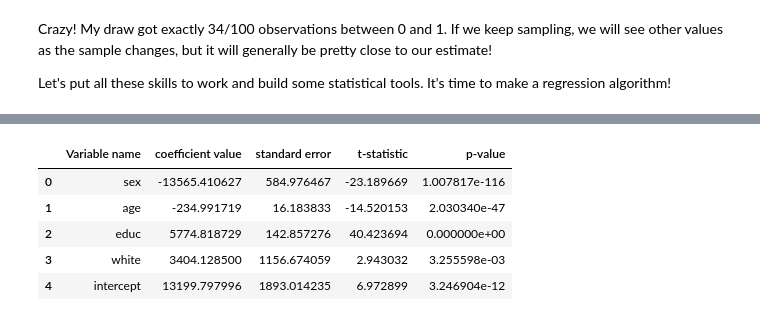
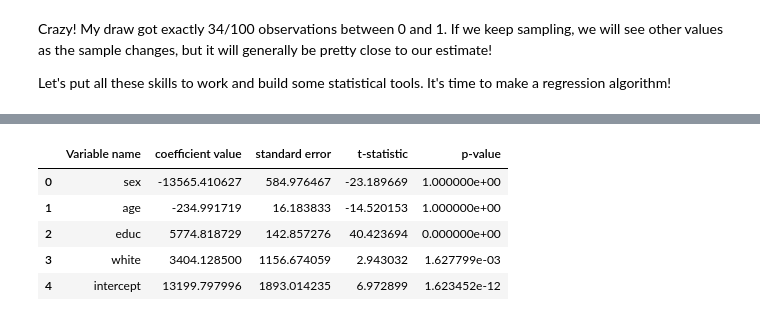
Before and after one commit to ywang034/econ8320-assignment-08, a Jupyter notebook: Lesson.ipynb, the cells around one changed output, grey strips where cells are left out. Cells and saved outputs as stored; diff of their text form; code cells hidden in the pictures.

```diff
--- a/Lesson.ipynb
+++ b/Lesson.ipynb
@@ -465,39 +465,39 @@ class RegressionModel:
         self.t_stats = t_stats
 
         from scipy.stats import t
-        pval = t.sf(np.abs(t_stats), df)
+        pval = t.sf(t_stats, df)
         self.p_values = pval
 
         var_names = list(self.x.columns)
         self.results = {
             name: {
                 'coefficient': float(b),
                 'standard_error': float(s),
                 't_stat': float(t),
                 'p_value': float(p)
             }
             for name, b, s, t, p in zip(var_names, beta.ravel(), self.standard_errors, self.t_stats, self.p_values)
         }
 
         return self.results
 
     def summary(self):
         rows = []
         for name in self.x.columns:
             r = self.results[name]
             rows.append({'Variable name': name,
                         'coefficient value': r['coefficient'],
                         'standard error': r['standard_error'],
                         't-statistic': r['t_stat'],
                         'p-value': r['p_value']})
         return pd.DataFrame(
             rows,
             columns=['Variable name', 'coefficient value', 'standard error', 't-statistic', 'p-value']
         )
 # %% [output]
 |  | Variable name | coefficient value | standard error | t-statistic | p-value |
-| 0 | sex | -13565.410627 | 584.976467 | -23.189669 | 1.007817e-116 |
-| 1 | age | -234.991719 | 16.183833 | -14.520153 | 2.030340e-47 |
+| 0 | sex | -13565.410627 | 584.976467 | -23.189669 | 1.000000e+00 |
+| 1 | age | -234.991719 | 16.183833 | -14.520153 | 1.000000e+00 |
 | 2 | educ | 5774.818729 | 142.857276 | 40.423694 | 0.000000e+00 |
-| 3 | white | 3404.128500 | 1156.674059 | 2.943032 | 3.255598e-03 |
-| 4 | intercept | 13199.797996 | 1893.014235 | 6.972899 | 3.246904e-12 |
+| 3 | white | 3404.128500 | 1156.674059 | 2.943032 | 1.627799e-03 |
+| 4 | intercept | 13199.797996 | 1893.014235 | 6.972899 | 1.623452e-12 |
```
Also changed, not shown: 1 other file.
